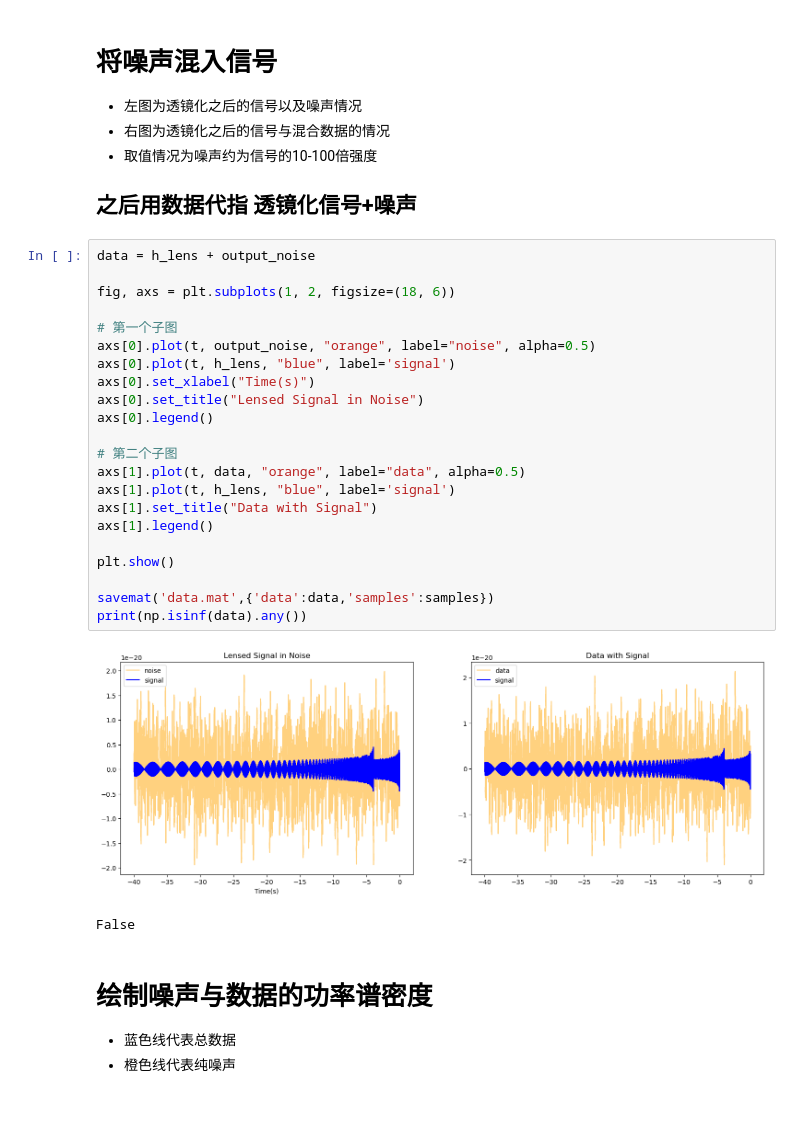
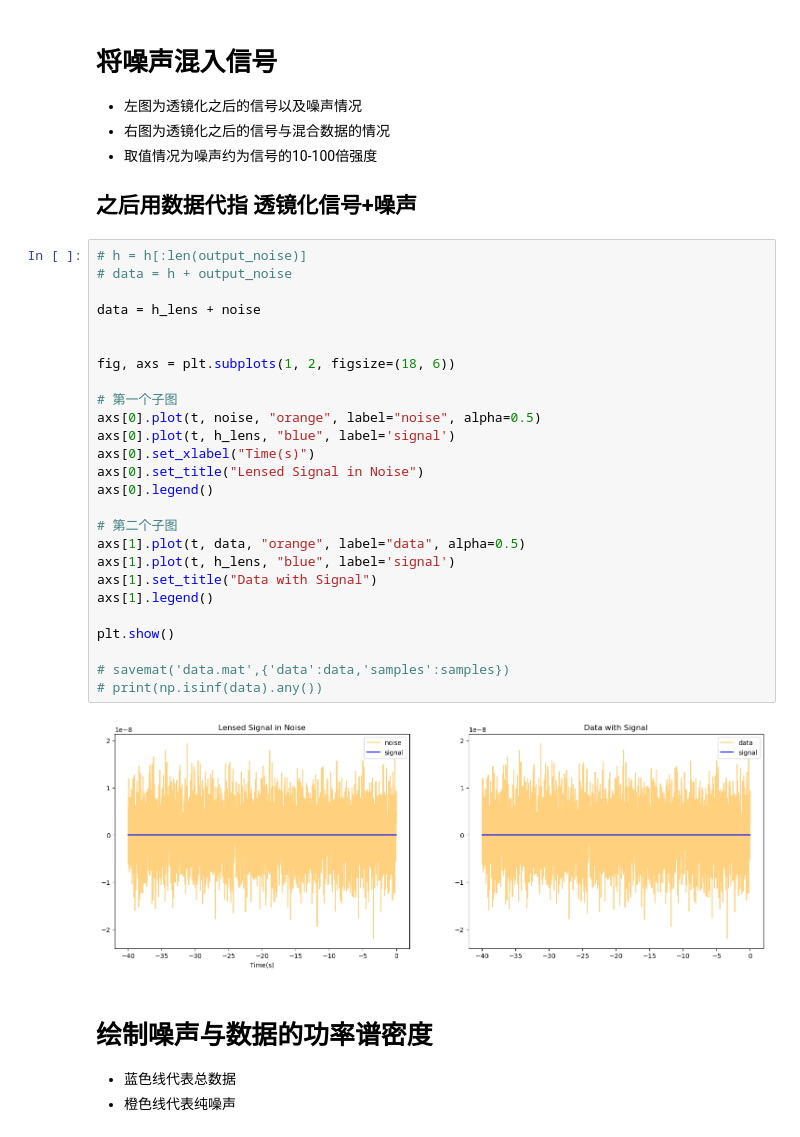
Before and after one commit to WeiQYU/PSO_change, a Jupyter notebook: PSO_change/generate_ligo/generate_signal_noise_data.ipynb, the cells around one changed output. Saved outputs shown, nothing was run; the diff lists cells and outputs as text; blank space fills up the shorter version.

```diff
--- a/PSO_change/generate_ligo/generate_signal_noise_data.ipynb
+++ b/PSO_change/generate_ligo/generate_signal_noise_data.ipynb
@@ -214,30 +252,33 @@ savemat('noise.mat',{'noise': output_noise})
 - 取值情况为噪声约为信号的10-100倍强度
 ## 之后用数据代指       透镜化信号+噪声
 # %%
-data = h_lens + output_noise
+# h = h[:len(output_noise)]
+# data = h + output_noise
+
+data = h_lens + noise
+
 
 fig, axs = plt.subplots(1, 2, figsize=(18, 6))
 
 # 第一个子图
-axs[0].plot(t, output_noise, "orange", label="noise", alpha=0.5)
+axs[0].plot(t, noise, "orange", label="noise", alpha=0.5)
 axs[0].plot(t, h_lens, "blue", label='signal')
 axs[0].set_xlabel("Time(s)")
 axs[0].set_title("Lensed Signal in Noise")
 axs[0].legend()
 
 # 第二个子图
 axs[1].plot(t, data, "orange", label="data", alpha=0.5)
 axs[1].plot(t, h_lens, "blue", label='signal')
 axs[1].set_title("Data with Signal")
 axs[1].legend()
 
 plt.show()
 
-savemat('data.mat',{'data':data,'samples':samples})
-print(np.isinf(data).any())
+# savemat('data.mat',{'data':data,'samples':samples})
+# print(np.isinf(data).any())
 # %% [output]
-[figure, old version]
+[figure, new version]
-False
 # %% [markdown]
 # 绘制噪声与数据的功率谱密度
 - 蓝色线代表总数据
```
Also changed, not shown: parts of 11 cells of this notebook, 16 other files.
